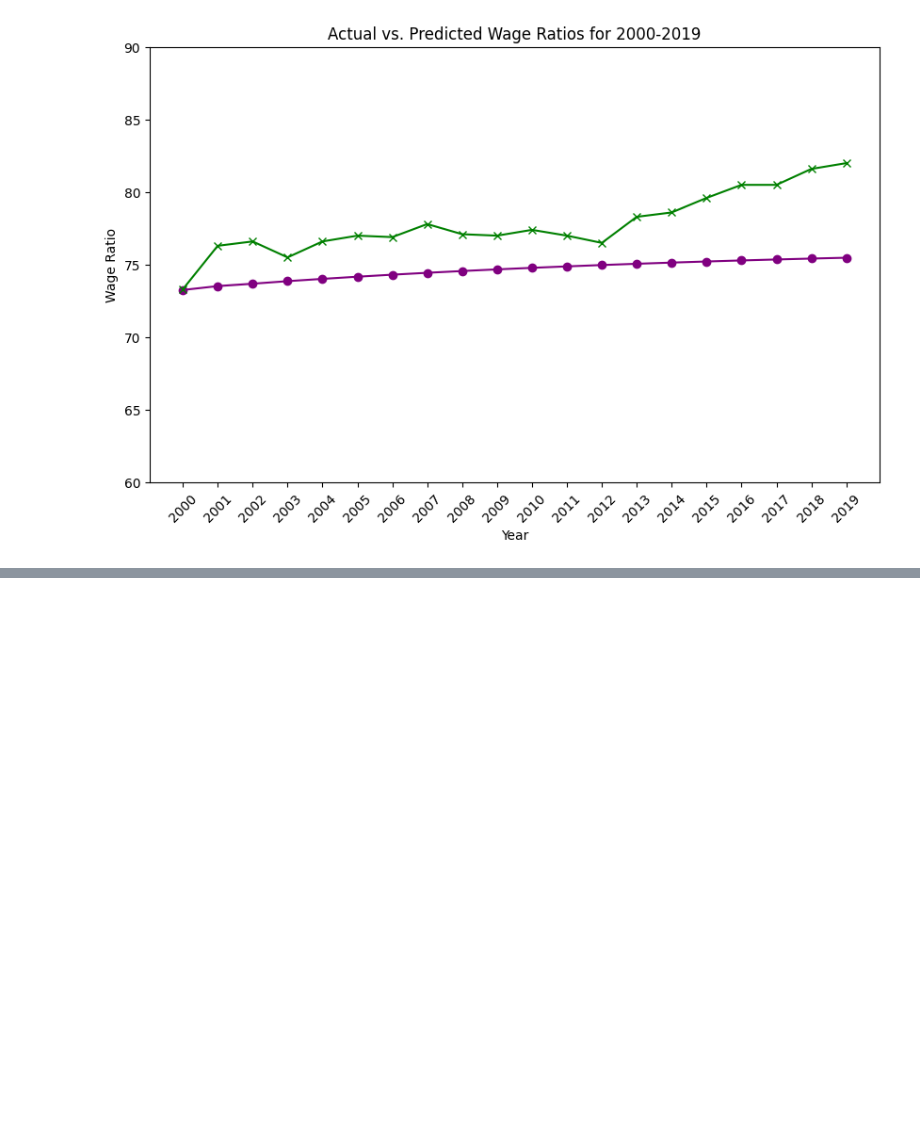
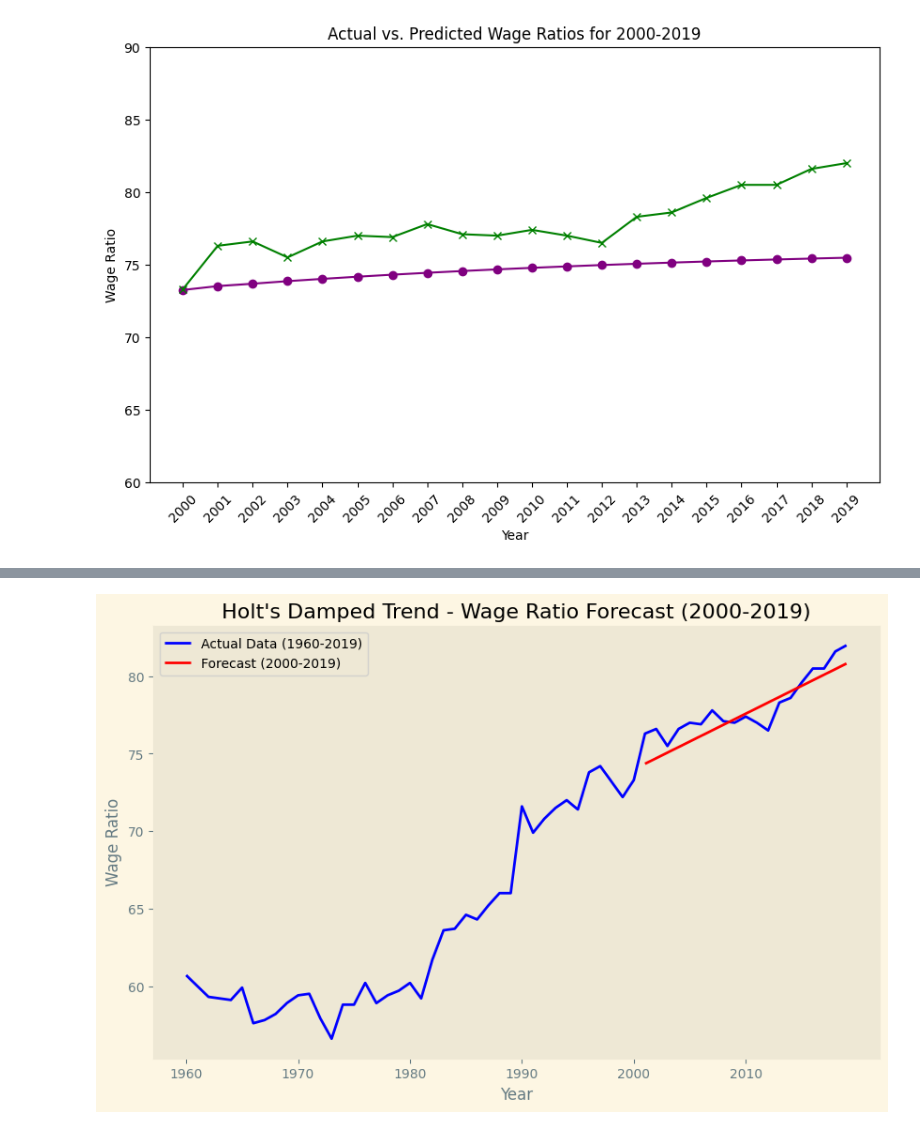
Before and after one commit to kristyluk/DS4002Project2, a Jupyter notebook: SCRIPTS/project2_script.ipynb, the cells around one changed output, grey strips where cells are left out. Drawn from its saved outputs; the diff is of its cells as text; code cells hidden in the pictures; blank space fills up the shorter version.

Commit message:
adding holt

```diff
--- a/SCRIPTS/project2_script.ipynb
+++ b/SCRIPTS/project2_script.ipynb
@@ -408,0 +413,70 @@ Name: Residuals, dtype: float64
+# %%
+
+from statsmodels.tsa.holtwinters import Holt
+from sklearn.model_selection import ParameterGrid
+
+data = pd.read_csv('/workspace/DS4002Project2/DATA/DS4002-Project2-Data-CLEANED.csv')
+
+# Filter the dataset for training (1960-2000) and testing (2001-2019)
+train = data[(data['Year'] >= 1960) & (data['Year'] <= 2000)]['Wage_ratio']
+test = data[(data['Year'] > 2000) & (data['Year'] <= 2019)]['Wage_ratio']
+
+# Convert train and test to 1D NumPy arrays
+train_values = train.values
+test_values = test.values
+
+# Define a grid of parameters for grid search
+param_grid = {
+    'smoothing_level': np.linspace(0.2, 1.0, 10),
+    'smoothing_slope': np.linspace(0.2, 1.0, 10),
+    'damping_trend': [True, False]
+}
+
+# Initialize variables to store the best model and lowest error
+best_fit = None
+lowest_error = float('inf')
+
+# Perform grid search for optimal parameters
+for params in ParameterGrid(param_grid):
+    model = Holt(train_values, damped_trend=params['damping_trend'])
+    fit = model.fit(smoothing_level=params['smoothing_level'], smoothing_slope=params['smoothing_slope'], optimized=True)
+    forecast = fit.forecast(len(test_values))
+
+    # Calculate Mean Squared Error (MSE) as an error metric
+    mse = np.mean((forecast - test_values) ** 2)
+
+    # Track the model with the lowest error
+    if mse < lowest_error:
+        lowest_error = mse
+        best_fit = fit
+
+# Forecast using the best fit model
+best_forecast = best_fit.forecast(len(test_values))
+
+# Define the years for train and test periods
+years = data['Year']
+all_actual_values = data['Wage_ratio']
+
+# Create a DataFrame for plotting
+forecast_years = np.arange(2001, 2020)
+forecast_values = best_forecast
+
+# Plotting the results
+plt.figure(figsize=(10, 6))
+
+# Plot all actual data
+plt.plot(years, all_actual_values, label='Actual Data (1960-2019)', color='blue')
+
+# Plot the forecasted values for 2000-2019
+plt.plot(forecast_years, forecast_values, label='Forecast (2000-2019)', color='red')
+
+# Customize the plot
+plt.title("Holt's Damped Trend - Wage Ratio Forecast (2000-2019)")
+plt.xlabel('Year')
+plt.ylabel('Wage Ratio')
+plt.xticks(np.arange(1960, 2020, 10))  # Set x-ticks to every 10 years
+plt.legend()
+plt.grid()
+plt.show()
+# %% [output]
+[figure, added]
```
Also changed, not shown: parts of 2 cells of this notebook.
